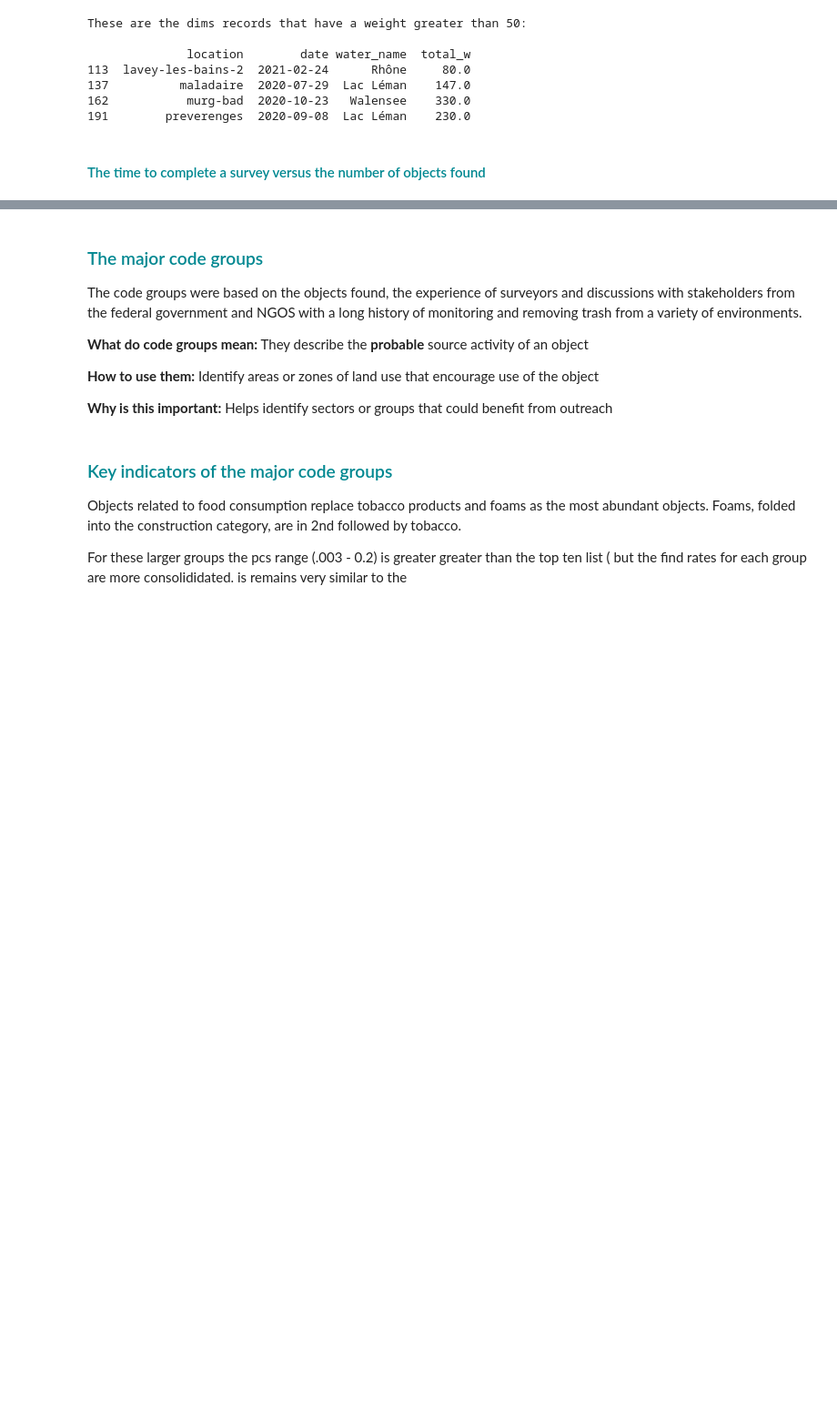
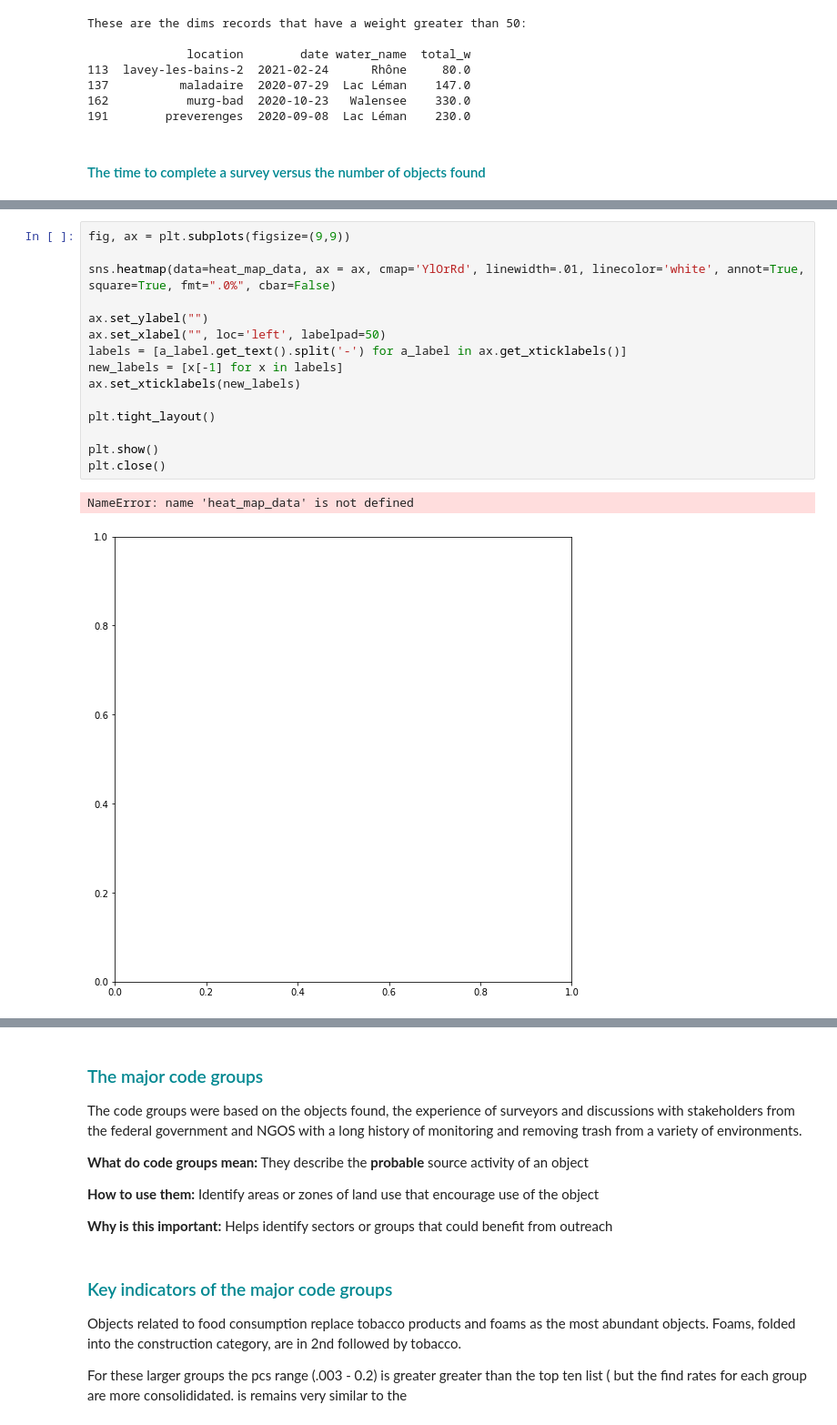
Before and after one commit to hammerdirt-analyst/iqals, a Jupyter notebook: use_a_class.ipynb, the cells around one changed output, grey strips where cells are left out. Shown at 91% size. Drawn from its saved outputs; the diff is of its cells as text; blank space fills up the shorter version.

```diff
--- a/use_a_class.ipynb
+++ b/use_a_class.ipynb
@@ -748,0 +760,18 @@ Annex A has the complete list and key indicaotrs of all objects found at the nat
+# %%
+fig, ax = plt.subplots(figsize=(9,9))
+
+sns.heatmap(data=heat_map_data, ax = ax, cmap='YlOrRd', linewidth=.01, linecolor='white', annot=True, square=True, fmt=".0%", cbar=False)
+
+ax.set_ylabel("")
+ax.set_xlabel("", loc='left', labelpad=50)
+labels = [a_label.get_text().split('-') for a_label in ax.get_xticklabels()]
+new_labels = [x[-1] for x in labels]
+ax.set_xticklabels(new_labels)
+
+plt.tight_layout()
+
+plt.show()
+plt.close()
+# %% [output]
+NameError: name 'heat_map_data' is not defined
+[figure, added]
```
Also changed, not shown: parts of 80 cells of this notebook, 2 other files.
